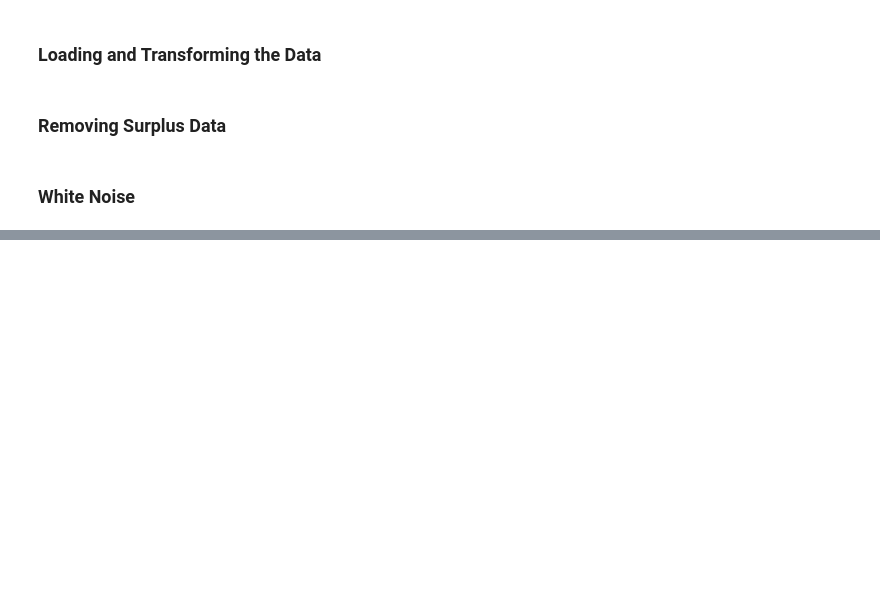
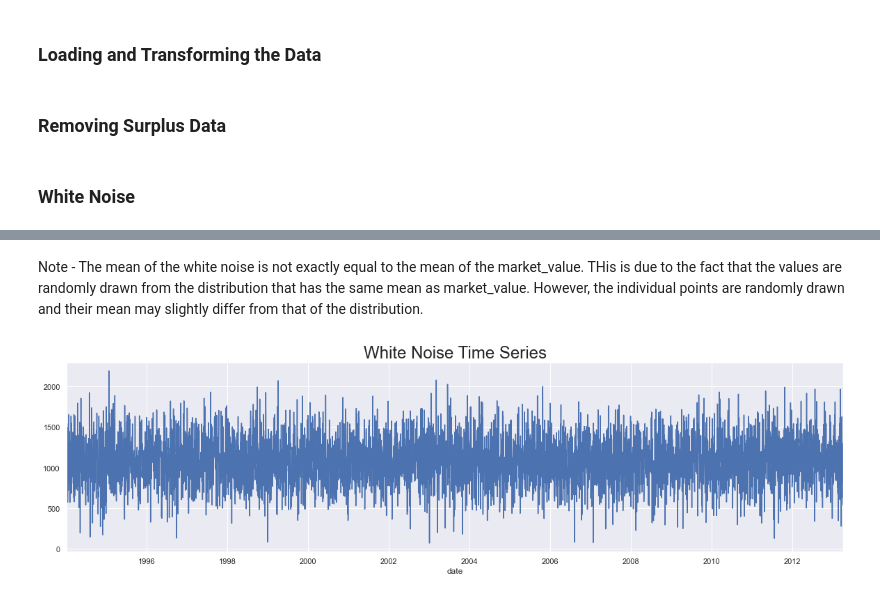
Before and after one commit to satyajitghosh/TimeSeriesAnalysis, a Jupyter notebook: DataRangerCourse/TS_lecture2.ipynb, the cells around one changed output, grey strips where cells are left out. Saved outputs shown, nothing was run; the diff lists cells and outputs as text; code cells hidden in the pictures; blank space fills up the shorter version.

```diff
--- a/DataRangerCourse/TS_lecture2.ipynb
+++ b/DataRangerCourse/TS_lecture2.ipynb
@@ -40,0 +42,3 @@ Note, the absence of autocorrelation indicates absence of relationship between t
+# %%
+wn = np.random.normal(loc = df.market_value.mean(), scale = df.market_value.std(), size = len(df))
+df['wn'] = wn
@@ -40,0 +63,8 @@ Note, the absence of autocorrelation indicates absence of relationship between t
+# %% [markdown]
+Note - The mean of the white noise is not exactly equal to the mean of the market_value. THis is due to the fact that the values are randomly drawn from the distribution that has the same mean as market_value. However, the individual points are randomly drawn and their mean may slightly differ from that of the distribution.
+# %%
+df.wn.plot(figsize=(20,5))
+plt.title('White Noise Time Series',size = 24)
+plt.show()
+# %% [output]
+[figure, added]
```
Also changed, not shown: parts of 4 cells of this notebook.
